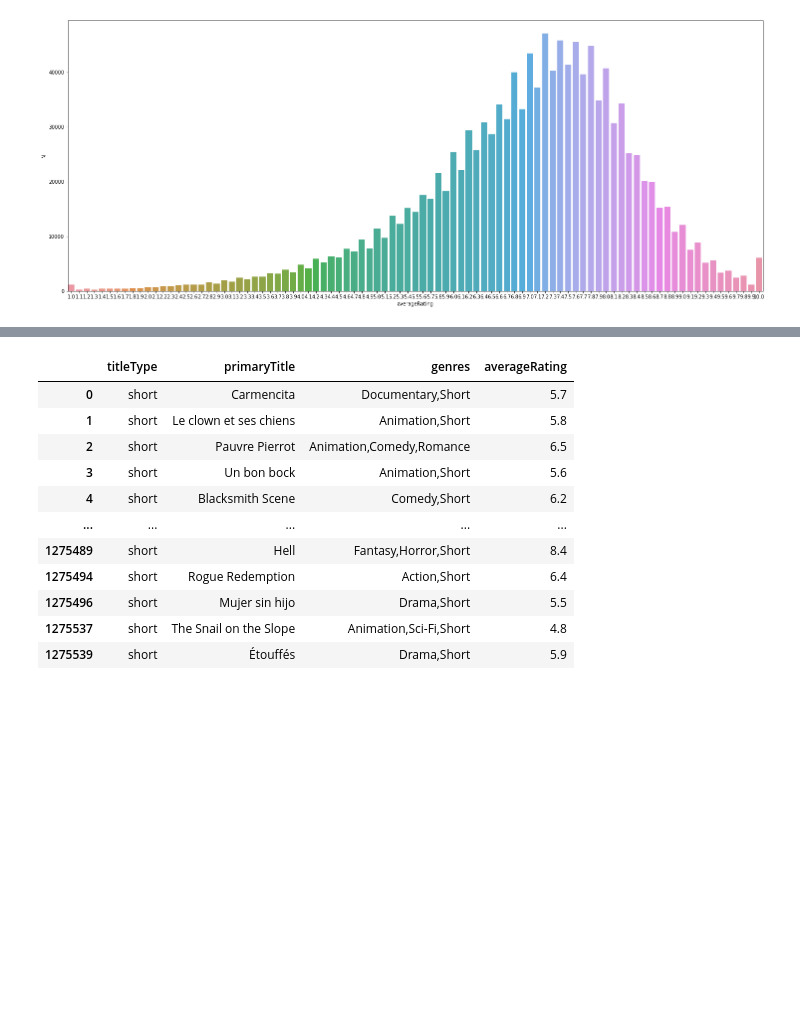
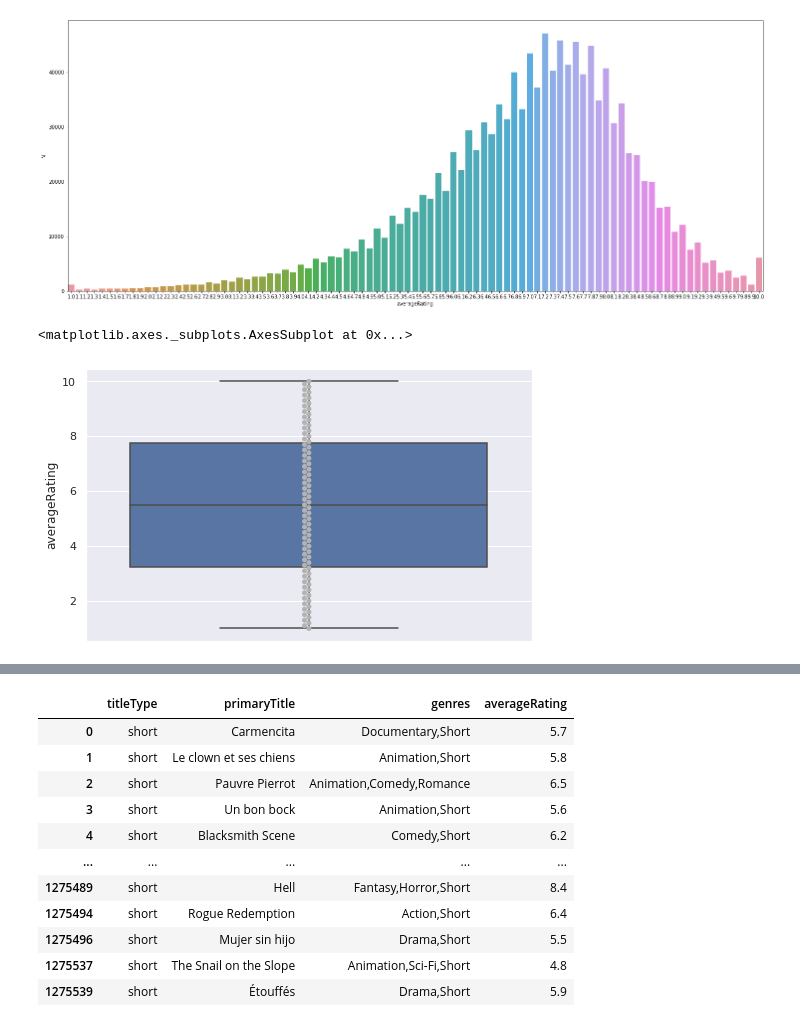
Before and after one commit to data-IA-2022/Netfloox_Asmae_Fengfeng_J-r-my, a Jupyter notebook: Netflooooox_Fengfeng.ipynb, the cells around one changed output, grey strips where cells are left out. Cells and saved outputs as stored; diff of their text form; code cells hidden in the pictures; blank space fills up the shorter version.

```diff
--- a/Netflooooox_Fengfeng.ipynb
+++ b/Netflooooox_Fengfeng.ipynb
@@ -200,4 +250,12 @@ sns.barplot(data=df_ratingsMovie2, x="averageRating", y="N")
 # %% [output]
 <matplotlib.axes._subplots.AxesSubplot at 0x...>
 [figure]
+# %%
+fig, axs = plt.subplots(figsize=(8, 5))
+
+sns.boxplot(data=df_ratingsMovie2, y="averageRating")
+sns.swarmplot(data=df_ratingsMovie2, y="averageRating", color=".7")
+# %% [output]
+<matplotlib.axes._subplots.AxesSubplot at 0x...>
+[figure, added]
 # %%
```
Also changed, not shown: parts of 11 cells of this notebook.
